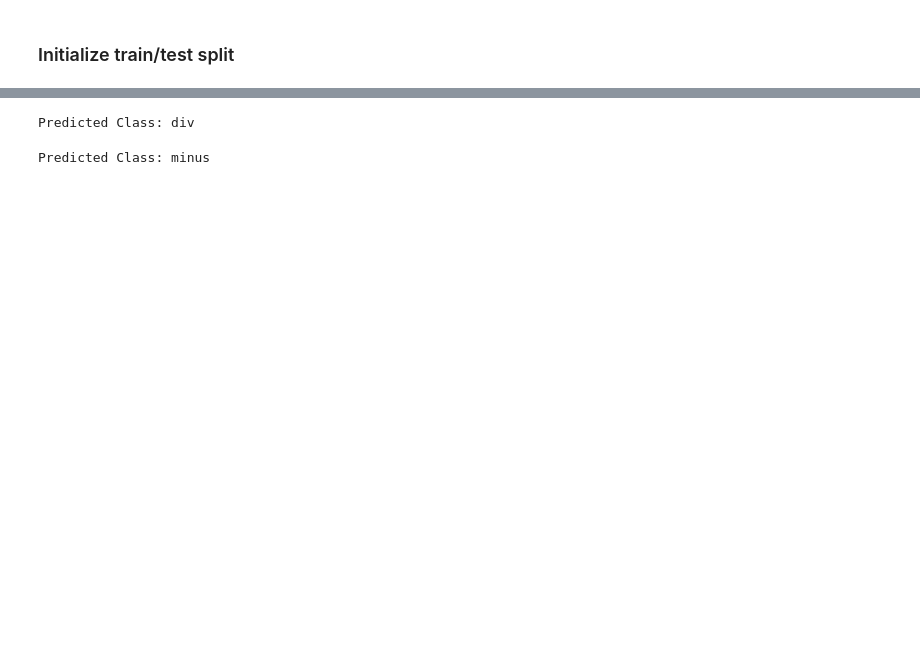
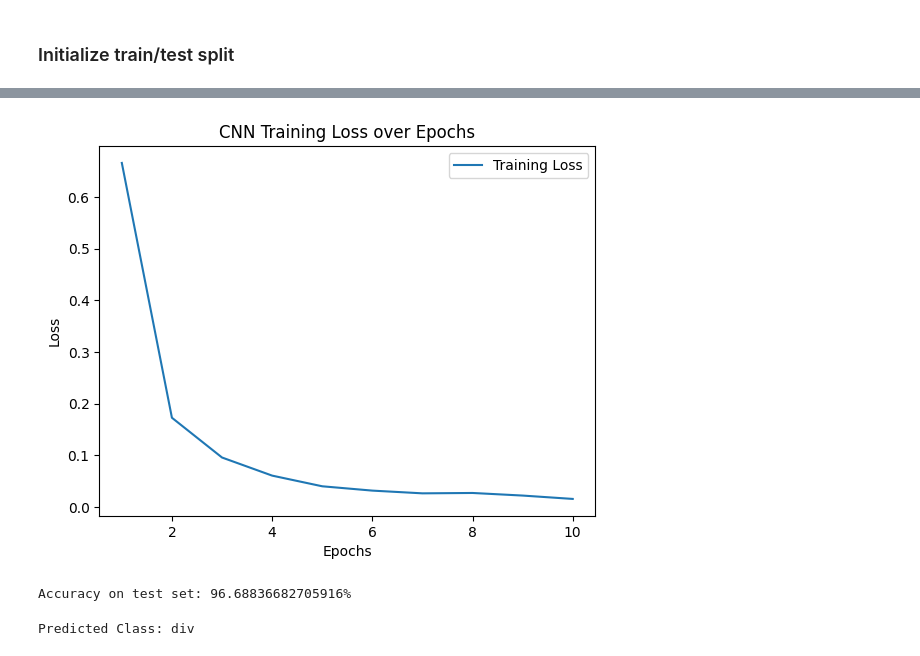
Before and after one commit to elishajcat/HandwrittenEquationRecognizer, a Jupyter notebook: math_symbol_recognizer.ipynb, the cells around one changed output, grey strips where cells are left out. Cells and saved outputs as stored; diff of their text form; code cells hidden in the pictures; blank space fills up the shorter version.

```diff
--- a/math_symbol_recognizer.ipynb
+++ b/math_symbol_recognizer.ipynb
@@ -133,15 +140,19 @@ test_loader = DataLoader(dataset=test_dataset, batch_size=64, shuffle=False)
 # %%
 # Initialize the model
-model = CNN(num_classes=21)  # Change num_classes to the number of classes in your dataset
+model = CNN(num_classes=21)
 
 # Define loss function and optimizer
 criterion = nn.CrossEntropyLoss()
 optimizer = optim.Adam(model.parameters(), lr=0.001)
 
+# Initialize lists to store loss values
+train_losses = []
+
 # Train the model
 num_epochs = 10
 for epoch in range(num_epochs):
     model.train()
+    epoch_loss = 0
     for batch_idx, (data, targets) in enumerate(train_loader):
         optimizer.zero_grad()
         outputs = model(data)
@@ -149,8 +160,22 @@ for epoch in range(num_epochs):
         loss.backward()
         optimizer.step()
 
+        epoch_loss += loss.item()  # Accumulate loss for the epoch
+
         if batch_idx % 16 == 0:
             print(f'Epoch {epoch}/{num_epochs}, Step {batch_idx}/{len(train_loader)}, Loss: {loss.item()}')
+
+    # Calculate average loss for the epoch
+    epoch_loss /= len(train_loader)
+    train_losses.append(epoch_loss)
+
+# Plotting the loss
+plt.plot(range(1, num_epochs + 1), train_losses, label='Training Loss')
+plt.xlabel('Epochs')
+plt.ylabel('Loss')
+plt.title('CNN Training Loss over Epochs')
+plt.legend()
+plt.show()
 
 # Evaluate the model
 model.eval()
@@ -185,2 +210,4 @@ Accuracy on test set: 97.02802151146335%
+[figure, added]
+Accuracy on test set: 96.68836682705916%
 # %%
 # Save the model
@@ -224,58 +252,3 @@ else:
 print("Predicted Class:", predicted_class)
 # %% [output]
 Predicted Class: div
-# %%
-import os
-import cv2
-from PIL import Image
-import torch
-import torchvision.transforms as transforms
-from torch.utils.data import Dataset, DataLoader, random_split
-
-import torch.nn as nn
-import torch.optim as optim
-
-import matplotlib.pyplot as plt
-import numpy as np
-import random
-
-# Load the trained model
-model = CNN(num_classes=14)  # Assuming the same model architecture as in the training code
-model.load_state_dict(torch.load('math_symbol_classifier.pth'))
-model.eval()
-
-# Load the image
-image_path = '12.jpg'
-image = Image.open(image_path).convert('L')
-
-# Preprocess the image
-transform = transforms.Compose([
-    transforms.Resize((64, 64)),  # Resize the image to match the input size expected by the model
-    transforms.ToTensor(),  # Convert the image to a PyTorch tensor
-    transforms.Normalize(mean=[0.5], std=[0.5])  # Normalize the image
-])
-image = transform(image)
-
-# Add a batch dimension
-image = image.unsqueeze(0)
-
-# Set the model to evaluation mode
-model.eval()
-
-# Forward pass through the model
-with torch.no_grad():
-    output = model(image)
-
-# Get predicted label
-_, predicted = torch.max(output, 1)
-
-# Convert predicted label tensor to integer
-predicted_label = predicted.item()
-
-# Map the predicted label to the corresponding class
-idx_map = {int(idx): lbl for lbl, idx in LABEL_MAP.items()}
-predicted_class = idx_map[predicted_label]
-
-print("Predicted Class:", predicted_class)
-# %% [output]
-Predicted Class: minus
```
Also changed, not shown: parts of 6 cells of this notebook, 4 other files.
